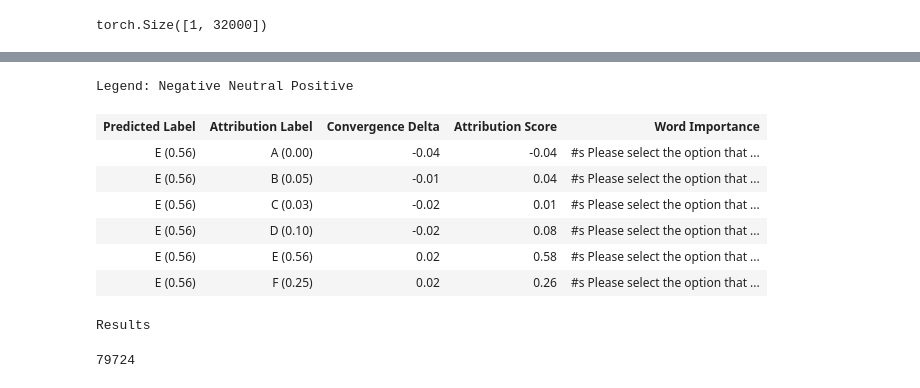
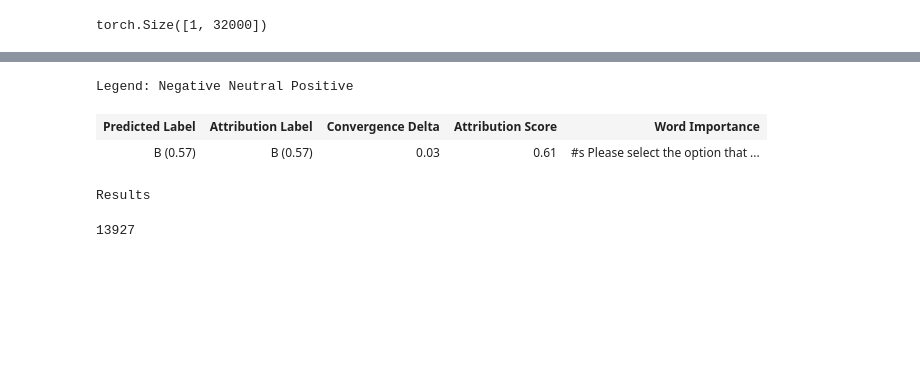
Before and after one commit to chrehall68/mlvis, a Jupyter notebook: liar_explainer_ie.ipynb, the cells around one changed output, grey strips where cells are left out. Cells and saved outputs as stored; diff of their text form; code cells hidden in the pictures; blank space fills up the shorter version.

Commit message:
scale integrated gradients by max

```diff
--- a/liar_explainer_ie.ipynb
+++ b/liar_explainer_ie.ipynb
@@ -149,0 +148,3 @@ tensor([[    1,  5919,  5339,   272,  3551,   369,  1080, 11640, 13966,   272,
+# %%
+label = tokenizer.decode(label)
+label
@@ -265,0 +251,2 @@ torch.Size([80])
+# %%
+summarized_attributions = summarize_attributions(attributions[0])
@@ -338,24 +312,35 @@ class CustomDataRecord:
     raw_input_ids: Any | list[str]
     convergence_delta: Any
 
-SCALE = {char:10 for char in summarized_attributions}
-# SCALE={char:1/summarized_attributions[char].sum() for char in summarized_attributions}
+# SCALE = {char:10 for char in summarized_attributions}
+SCALE=2/summarized_attributions.max()
 
-attr_vis = [
-    CustomDataRecord(
-        summarized_attributions[char] *SCALE[char],  # word attributions
+attr_vis = CustomDataRecord(
+        summarized_attributions *SCALE,  # word attributions
         predictions[0].max(),  # predicted probability
         tokenizer.decode(torch.argmax(predictions[0])),  # predicted class
-        char,  # attr class
-        predictions[0, label_tokens[char]],  # attr probability
-        summarized_attributions[char].sum(),  # attr score
+        label,  # attr class
+        predictions[0, label_tokens[label]],  # attr probability
+        summarized_attributions.sum(),  # attr score
         all_tokens,  # raw input ids
-        attributions[char][1],  # convergence delta
+        attributions[1],  # convergence delta
     )
-    for char in label_tokens.keys()
-]
 # %%
 from IPython.display import HTML
+
+def _get_color(attr):
+    # clip values to prevent CSS errors (Values should be from [-1,1])
+    attr = max(-2, min(2, attr))
+    if attr > 0:
+        hue = 120
+        sat = 75
+        lig = 100 - int(50 * attr)
+    else:
+        hue = 0
+        sat = 75
+        lig = 100 - int(-40 * attr)
+    return "hsl({}, {}%, {}%)".format(hue, sat, lig)
+
 def visualize_text(
     datarecords: list[CustomDataRecord], legend: bool = True
 ) -> "HTML":  # In quotes because this type doesn't exist in standalone mode
@@ -406,7 +391,7 @@ def visualize_text(
                 '<span style="display: inline-block; width: 10px; height: 10px; \
                 border: 1px solid; background-color: \
                 {value}"></span> {label}  '.format(
-                    value=viz._get_color(value), label=label
+                    value=_get_color(value), label=label
                 )
             )
         dom.append("</div>")
@@ -418,15 +403,10 @@ def visualize_text(
 
     return html
 # %%
-html = visualize_text(attr_vis)
+html = visualize_text([attr_vis])
 print("Results")
 # %% [output]
 Legend: Negative Neutral Positive
 | Predicted Label | Attribution Label | Convergence Delta | Attribution Score | Word Importance |
-| E (0.56) | A (0.00) | -0.04 | -0.04 | #s Please select the option that ... |
-| E (0.56) | B (0.05) | -0.01 | 0.04 | #s Please select the option that ... |
-| E (0.56) | C (0.03) | -0.02 | 0.01 | #s Please select the option that ... |
-| E (0.56) | D (0.10) | -0.02 | 0.08 | #s Please select the option that ... |
-| E (0.56) | E (0.56) | 0.02 | 0.58 | #s Please select the option that ... |
-| E (0.56) | F (0.25) | 0.02 | 0.26 | #s Please select the option that ... |
+| B (0.57) | B (0.57) | 0.03 | 0.61 | #s Please select the option that ... |
 Results
@@ -433,4 +418,4 @@ Results
 # %%
-open(f"{model_name[model_name.index('/')+1:]}.html", "w").write(html.data)
+open(f"{model_name[model_name.index('/')+1:]}_0.html", "w").write(html.data)
 # %% [output]
-79724
+13927
```
Also changed, not shown: parts of 18 cells of this notebook, 2 other files.
